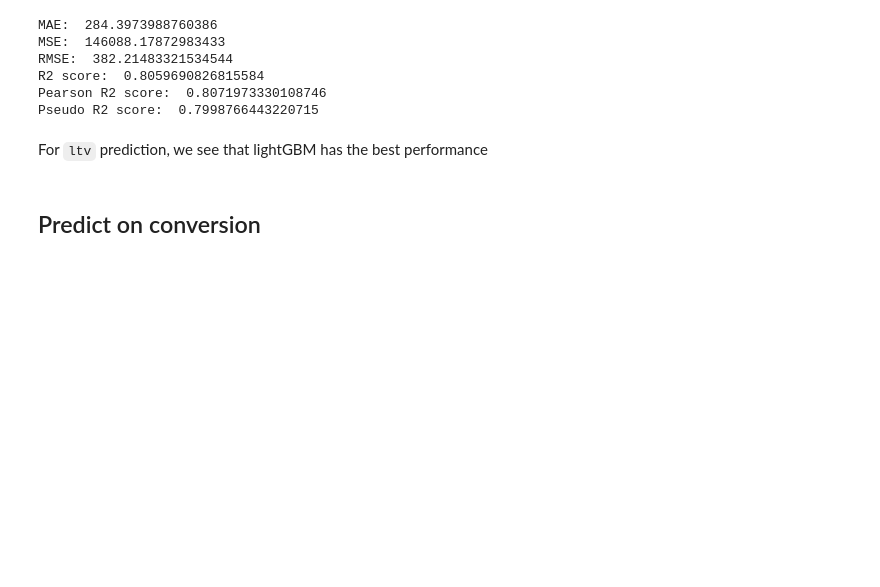
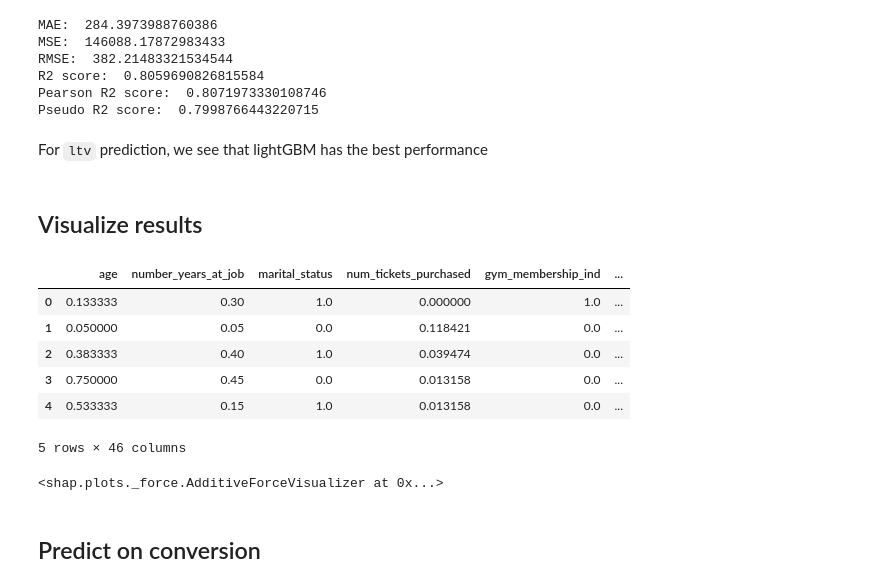
Before and after one commit to hjiangAnthony/mkt_promition_optimization, a Jupyter notebook: 2_Feature_selection_and_modeling.ipynb, the cells around one changed output. Saved outputs shown, nothing was run; the diff lists cells and outputs as text; code cells hidden in the pictures; blank space fills up the shorter version.

Commit message:
SHAP_update

```diff
--- a/2_Feature_selection_and_modeling.ipynb
+++ b/2_Feature_selection_and_modeling.ipynb
@@ -312,3 +312,28 @@ Pearson R2 score:  0.8071973330108746
 Pseudo R2 score:  0.7998766443220715
 # %% [markdown]
 For `ltv` prediction, we see that lightGBM has the best performance
+# %% [markdown]
+## Visualize results
+# %%
+'''from catboost import CatBoostClassifier, Pool
+
+cat = CatBoostClassifier()
+
+cat.fit(X_train,y_train)
+
+y_pred = lgb_clf.predict(X_test)
+print_scores(y_test, y_pred)'''
+
+# convert numpy array to pandas dataframe
+df_test = pd.DataFrame(X_test, columns=ltv_features)
+
+# print the dataframe
+df_test.head()
+# %% [output]
+|  | age | number_years_at_job | marital_status | num_tickets_purchased | gym_membership_ind | ... |
+| 0 | 0.133333 | 0.30 | 1.0 | 0.000000 | 1.0 | ... |
+| 1 | 0.050000 | 0.05 | 0.0 | 0.118421 | 0.0 | ... |
+| 2 | 0.383333 | 0.40 | 1.0 | 0.039474 | 0.0 | ... |
+| 3 | 0.750000 | 0.45 | 0.0 | 0.013158 | 0.0 | ... |
+| 4 | 0.533333 | 0.15 | 1.0 | 0.013158 | 0.0 | ... |
+5 rows × 46 columns
@@ -315,3 +345,13 @@ For `ltv` prediction, we see that lightGBM has the best performance
+# %%
+
+# Calculate SHAP values for a specific observation
+sample = df_test.iloc[[10]]
+shap_values = explainer.shap_values(sample)
+
+# Create the force plot
+shap.force_plot(explainer.expected_value, shap_values, sample)
+# %% [output]
+<shap.plots._force.AdditiveForceVisualizer at 0x...>
 # %% [markdown]
 ## Predict on conversion
 # %%
```
Also changed, not shown: parts of 6 cells of this notebook.
